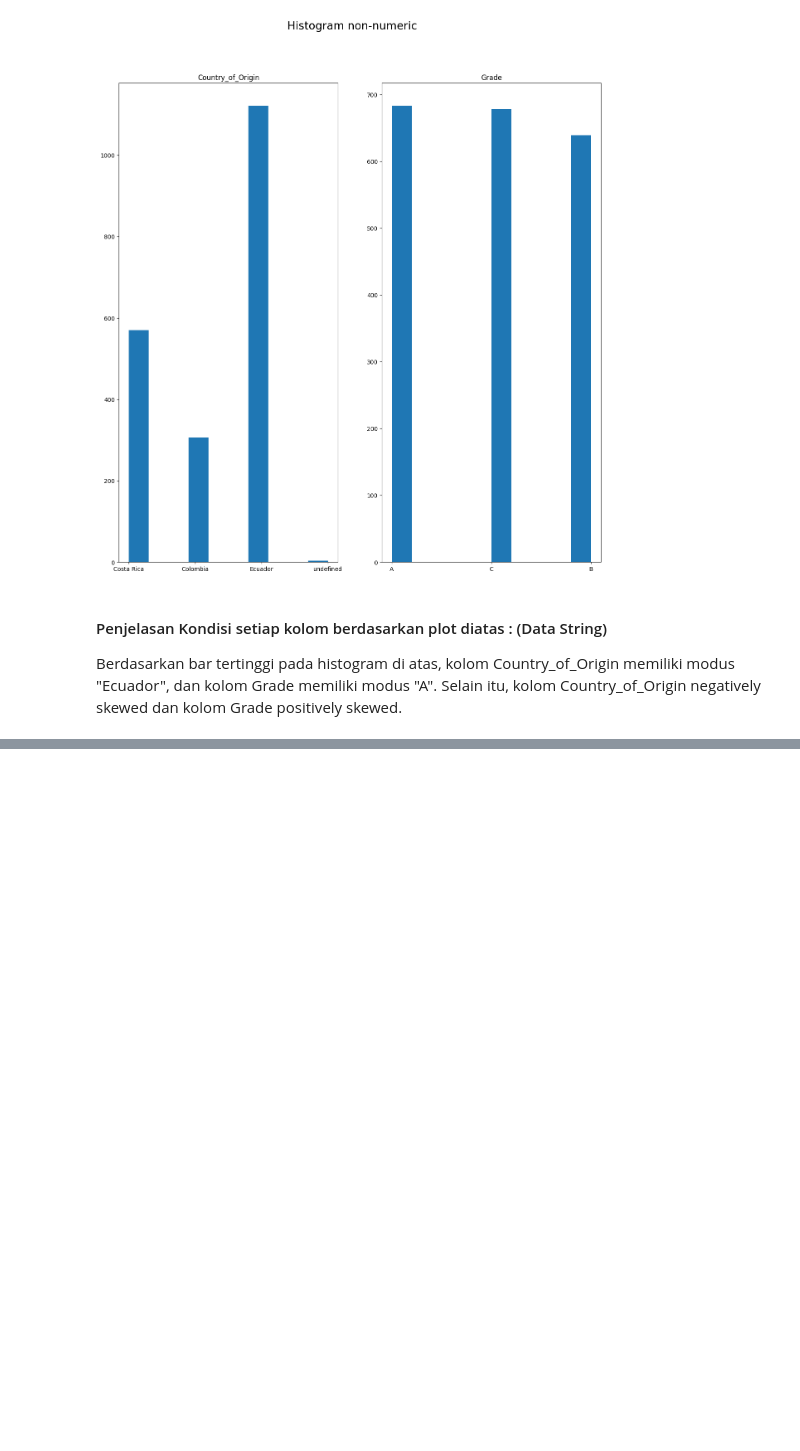
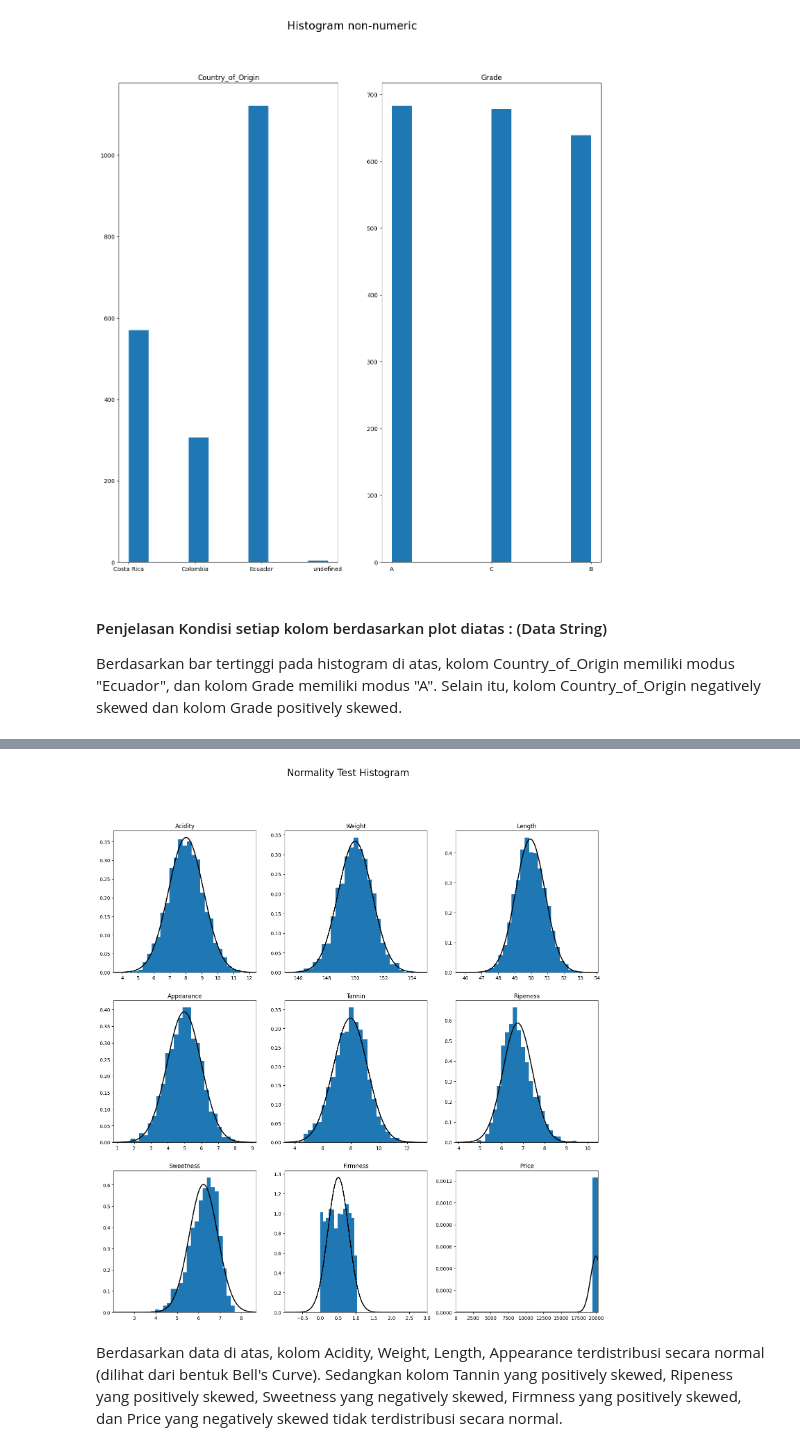
Before and after one commit to NameLessAth/Tubes-probstat, a Jupyter notebook: K02-IF2220-13522044-13522106.ipynb, the cells around one changed output, grey strips where cells are left out. Saved outputs shown, nothing was run; the diff lists cells and outputs as text; code cells hidden in the pictures; blank space fills up the shorter version.

```diff
--- a/K02-IF2220-13522044-13522106.ipynb
+++ b/K02-IF2220-13522044-13522106.ipynb
@@ -151,0 +157,27 @@ Berdasarkan bar tertinggi pada histogram di atas, kolom Country_of_Origin memili
+# %%
+fig, ax = plt.subplots(3,3,figsize=(18,18))
+fig.suptitle('Normality Test Histogram', fontsize=20)
+
+for i in range(3):
+    for j in range(3):
+
+        dataNorm = databasenumeric[databasenumeric.columns[i*3+j]]
+        a, std = scipy.stats.norm.fit(dataNorm)
+
+        minval = np.min(dataNorm)-1
+        maxval = np.max(dataNorm)+1
+
+        ax[i, j].hist(dataNorm, bins=25, density=True)
+
+        ax[i, j].set_xlim(minval, maxval)
+
+        x = np.linspace(minval, maxval, 1000)
+        pl = scipy.stats.norm.pdf(x, a, std)
+        ax[i, j].plot(x, pl, 'k', linewidth=2)
+        ax[i, j].set_title(databasenumeric.columns[i*3+j])
+
+plt.show()
+# %% [output]
+[figure, added]
+# %% [markdown]
+Berdasarkan data di atas, kolom Acidity, Weight, Length, Appearance terdistribusi secara normal (dilihat dari bentuk Bell's Curve). Sedangkan kolom Tannin yang positively skewed, Ripeness yang positively skewed, Sweetness yang negatively skewed, Firmness yang positively skewed, dan Price yang negatively skewed tidak terdistribusi secara normal.
```
Also changed, not shown: parts of 2 cells of this notebook.
